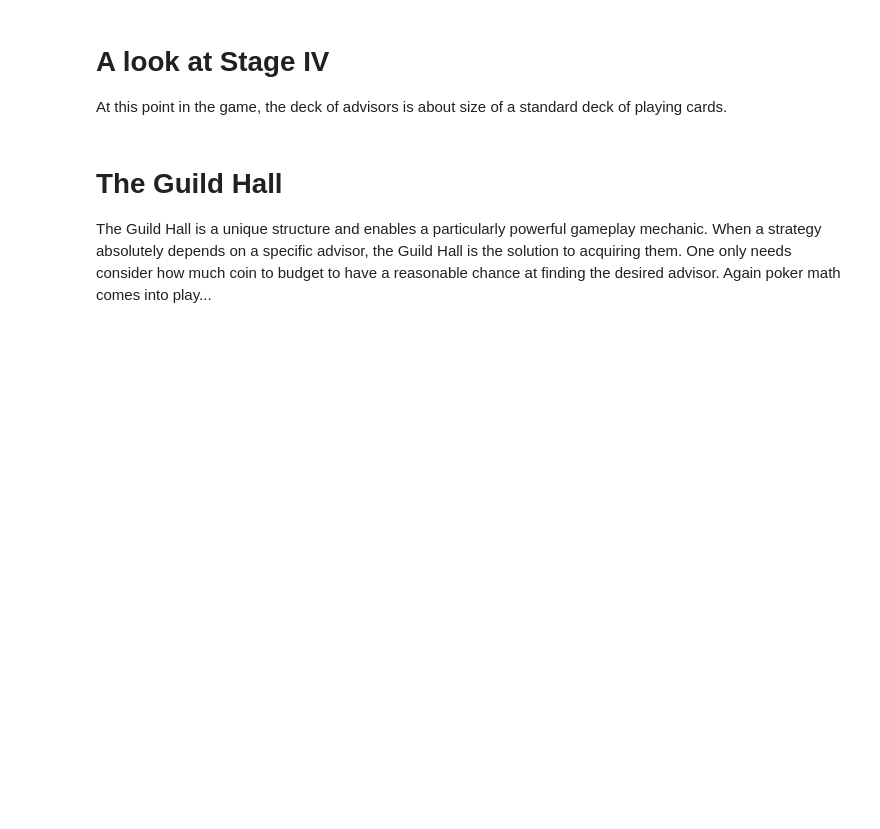
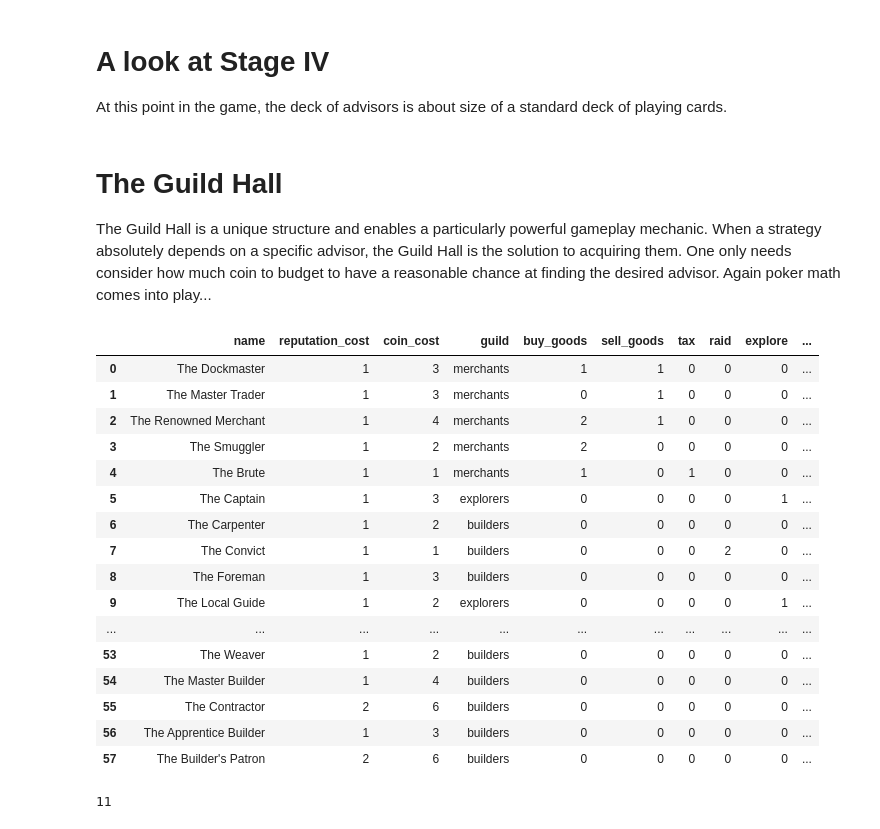
Before and after one commit to cardboardai/boardgame-bookie, a Jupyter notebook: boardgames/seafall/Advisor Probabilities.ipynb, the cells around one changed output. Drawn from its saved outputs; the diff is of its cells as text; code cells hidden in the pictures; blank space fills up the shorter version.

```diff
--- a/boardgames/seafall/Advisor Probabilities.ipynb
+++ b/boardgames/seafall/Advisor Probabilities.ipynb
@@ -80,0 +85,20 @@ The Guild Hall is a unique structure and enables a particularly powerful gamepla
+# %%
+df_advisor
+# %% [output]
+|  | name | reputation_cost | coin_cost | guild | buy_goods | sell_goods | tax | raid | explore | ... |
+| 0 | The Dockmaster | 1 | 3 | merchants | 1 | 1 | 0 | 0 | 0 | ... |
+| 1 | The Master Trader | 1 | 3 | merchants | 0 | 1 | 0 | 0 | 0 | ... |
+| 2 | The Renowned Merchant | 1 | 4 | merchants | 2 | 1 | 0 | 0 | 0 | ... |
+| 3 | The Smuggler | 1 | 2 | merchants | 2 | 0 | 0 | 0 | 0 | ... |
+| 4 | The Brute | 1 | 1 | merchants | 1 | 0 | 1 | 0 | 0 | ... |
+| 5 | The Captain | 1 | 3 | explorers | 0 | 0 | 0 | 0 | 1 | ... |
+| 6 | The Carpenter | 1 | 2 | builders | 0 | 0 | 0 | 0 | 0 | ... |
+| 7 | The Convict | 1 | 1 | builders | 0 | 0 | 0 | 2 | 0 | ... |
+| 8 | The Foreman | 1 | 3 | builders | 0 | 0 | 0 | 0 | 0 | ... |
+| 9 | The Local Guide | 1 | 2 | explorers | 0 | 0 | 0 | 0 | 1 | ... |
+| ... | ... | ... | ... | ... | ... | ... | ... | ... | ... | ... |
+| 53 | The Weaver | 1 | 2 | builders | 0 | 0 | 0 | 0 | 0 | ... |
+| 54 | The Master Builder | 1 | 4 | builders | 0 | 0 | 0 | 0 | 0 | ... |
+| 55 | The Contractor | 2 | 6 | builders | 0 | 0 | 0 | 0 | 0 | ... |
+| 56 | The Apprentice Builder | 1 | 3 | builders | 0 | 0 | 0 | 0 | 0 | ... |
+| 57 | The Builder's Patron | 2 | 6 | builders | 0 | 0 | 0 | 0 | 0 | ... |
@@ -80,0 +107,4 @@ The Guild Hall is a unique structure and enables a particularly powerful gamepla
+# %%
+len(df_now)
+# %% [output]
+11
```
Also changed, not shown: parts of 12 cells of this notebook, 4 other files.
